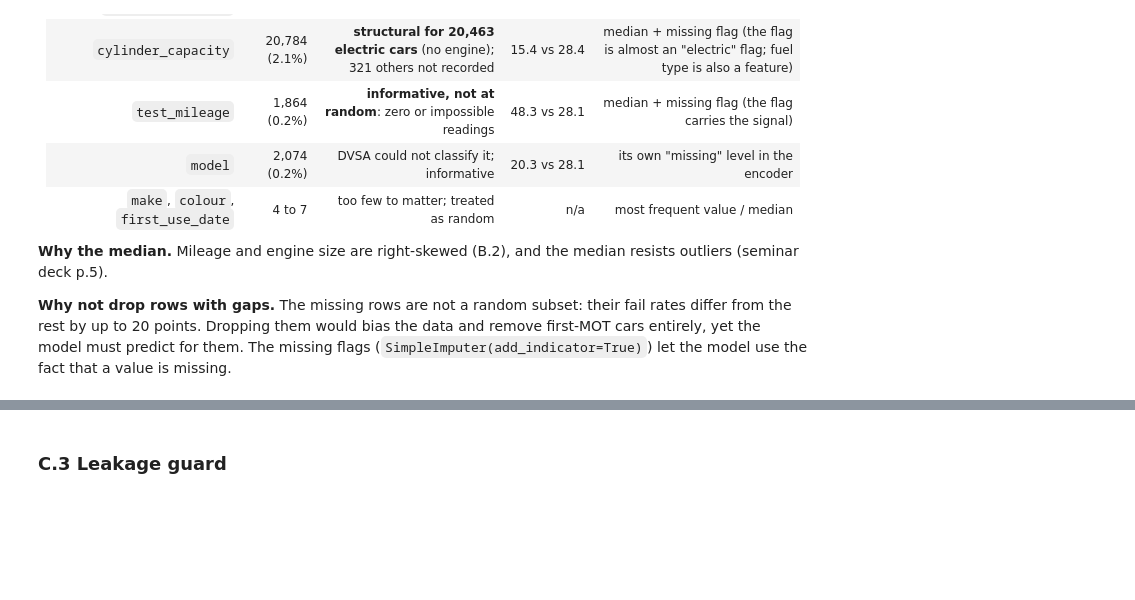
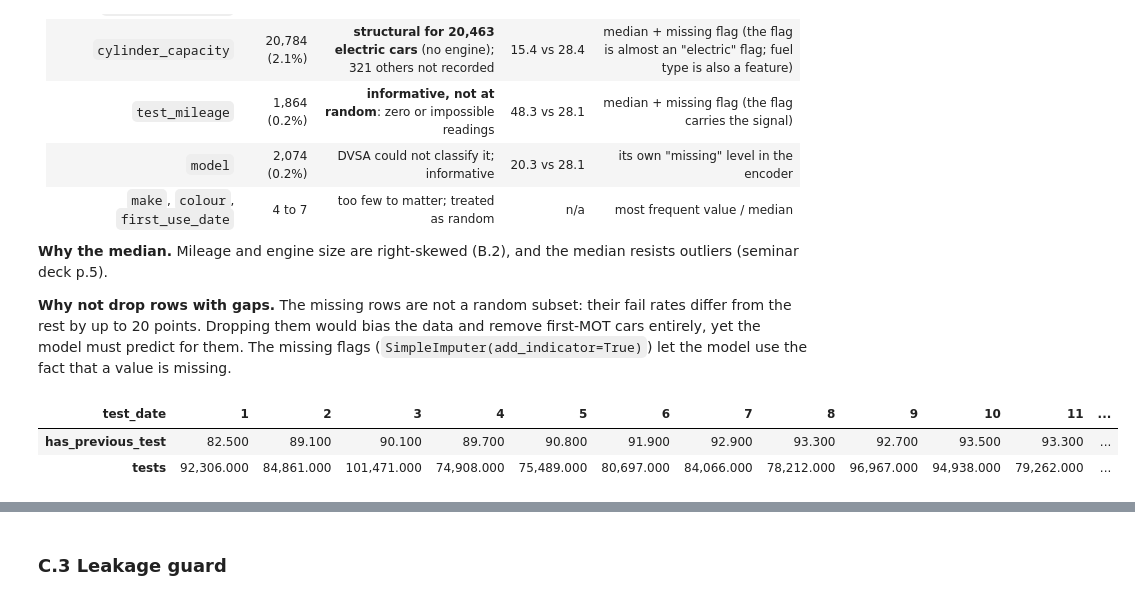
Before and after one commit to Megach-ffs/mot-failure-prediction, a Jupyter notebook: notebooks/MLDA_CW1.ipynb, the cells around one changed output, grey strips where cells are left out. Drawn from its saved outputs; the diff is of its cells as text; code cells hidden in the pictures; blank space fills up the shorter version.

```diff
--- a/notebooks/MLDA_CW1.ipynb
+++ b/notebooks/MLDA_CW1.ipynb
@@ -705,3 +1090,13 @@ missing.round(1)
 **Why the median.** Mileage and engine size are right-skewed (B.2), and the median resists outliers (seminar deck p.5).
 
 **Why not drop rows with gaps.** The missing rows are not a random subset: their fail rates differ from the rest by up to 20 points. Dropping them would bias the data and remove first-MOT cars entirely, yet the model must predict for them. The missing flags (`SimpleImputer(add_indicator=True)`) let the model use the fact that a value is missing.
+# %%
+# Limitation check: is "no previous test" the same thing in every month?
+by_month = clean_df.groupby(clean_df["test_date"].dt.month).agg(
+    has_previous_test=("has_prev_test", "mean"), tests=("test_id", "size"))
+by_month["has_previous_test"] = (100 * by_month["has_previous_test"]).round(1)
+by_month.T
+# %% [output]
+| test_date | 1 | 2 | 3 | 4 | 5 | 6 | 7 | 8 | 9 | 10 | 11 | ... |
+| has_previous_test | 82.500 | 89.100 | 90.100 | 89.700 | 90.800 | 91.900 | 92.900 | 93.300 | 92.700 | 93.500 | 93.300 | ... |
+| tests | 92,306.000 | 84,861.000 | 101,471.000 | 74,908.000 | 75,489.000 | 80,697.000 | 84,066.000 | 78,212.000 | 96,967.000 | 94,938.000 | 79,262.000 | ... |
```
Also changed, not shown: parts of 42 cells of this notebook, 3 other files.
